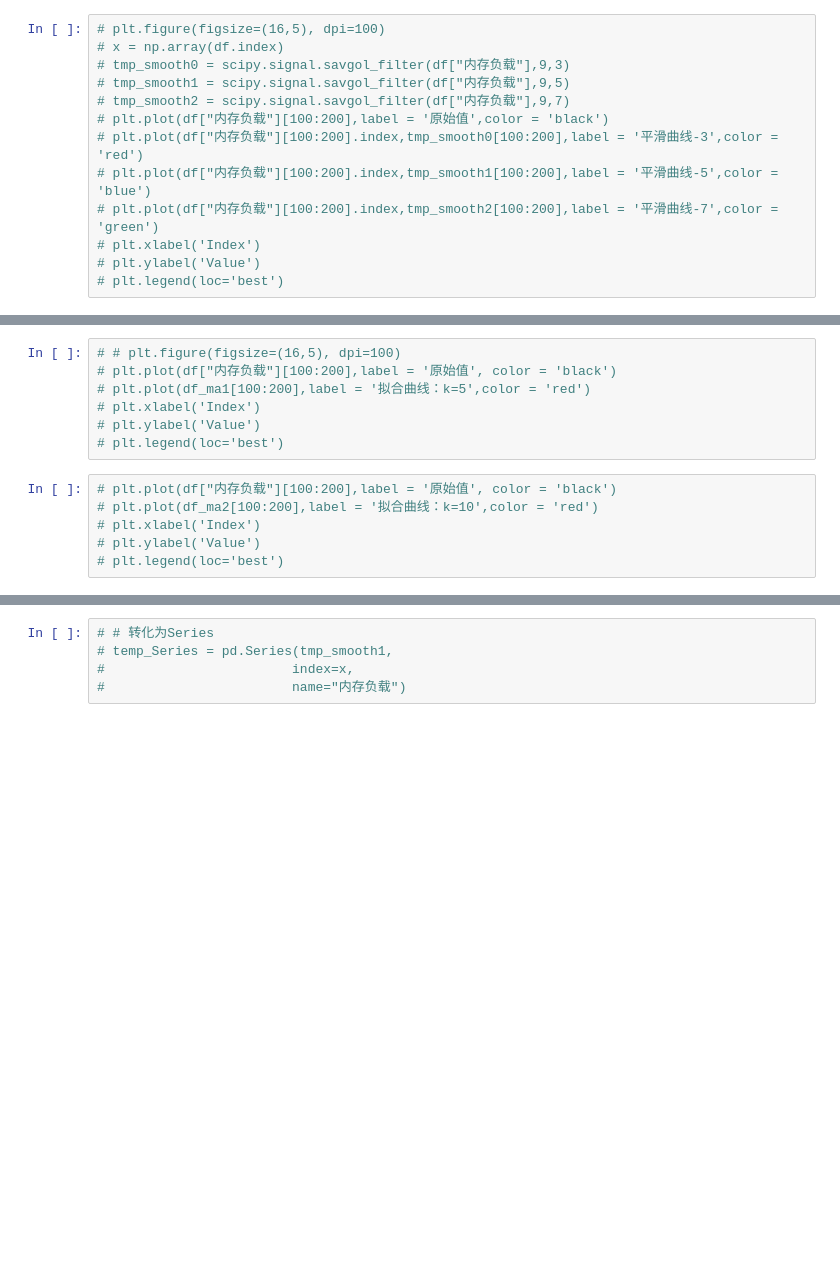
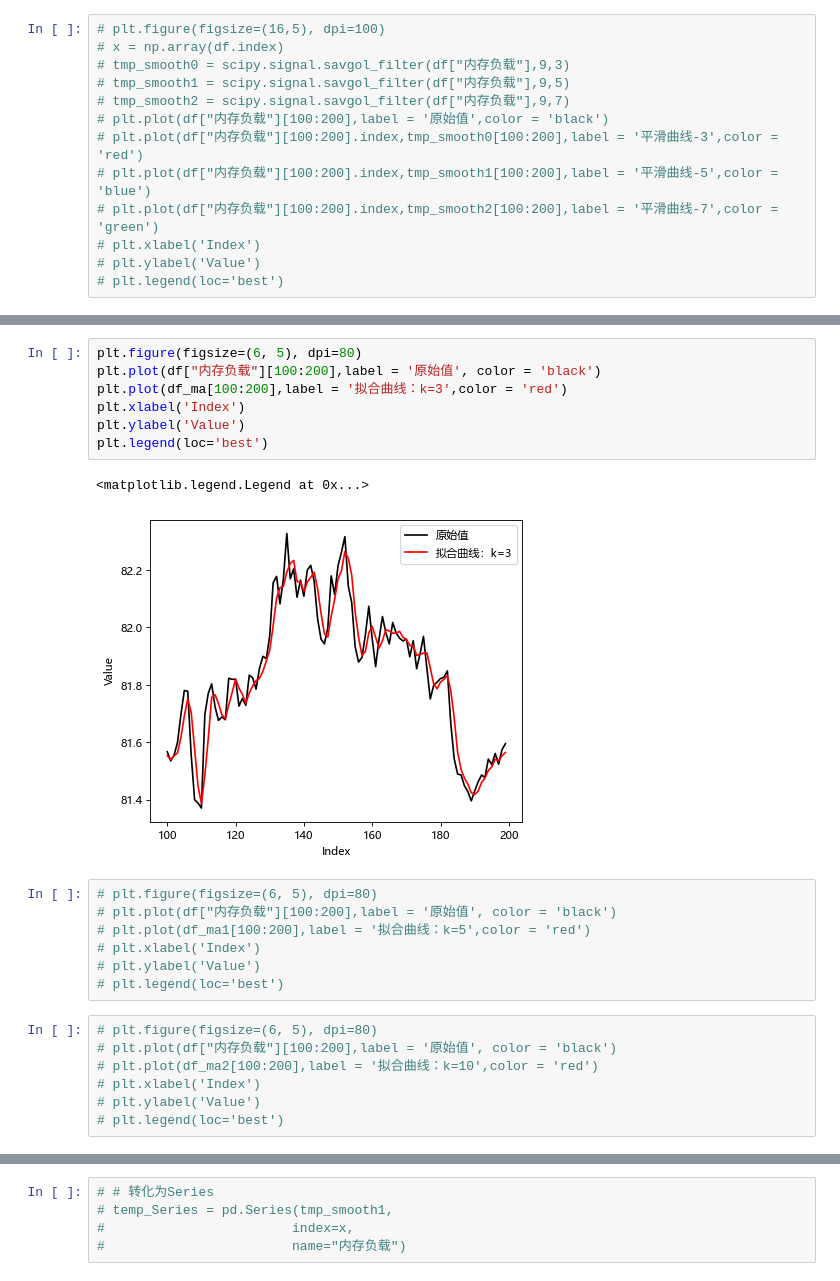
Before and after one commit to hanyezev/dataAnalysis, a Jupyter notebook: 数据分析/传统模型1.ipynb, the cells around one changed output, grey strips where cells are left out. Cells and saved outputs as stored; diff of their text form; blank space fills up the shorter version.

```diff
--- a/数据分析/传统模型1.ipynb
+++ b/数据分析/传统模型1.ipynb
@@ -267,11 +259,22 @@ NameError: name 'tmp_smooth0' is not defined
+# %%
+plt.figure(figsize=(6, 5), dpi=80)
+plt.plot(df["内存负载"][100:200],label = '原始值', color = 'black')
+plt.plot(df_ma[100:200],label = '拟合曲线：k=3',color = 'red')
+plt.xlabel('Index')
+plt.ylabel('Value')
+plt.legend(loc='best')
+# %% [output]
+<matplotlib.legend.Legend at 0x...>
+[figure, added]
 # %%
-# # plt.figure(figsize=(16,5), dpi=100)
+# plt.figure(figsize=(6, 5), dpi=80)
 # plt.plot(df["内存负载"][100:200],label = '原始值', color = 'black')
 # plt.plot(df_ma1[100:200],label = '拟合曲线：k=5',color = 'red')
 # plt.xlabel('Index')
 # plt.ylabel('Value')
 # plt.legend(loc='best')
 # %%
+# plt.figure(figsize=(6, 5), dpi=80)
 # plt.plot(df["内存负载"][100:200],label = '原始值', color = 'black')
 # plt.plot(df_ma2[100:200],label = '拟合曲线：k=10',color = 'red')
 # plt.xlabel('Index')
```
Also changed, not shown: parts of 20 cells of this notebook, 32 other files.
